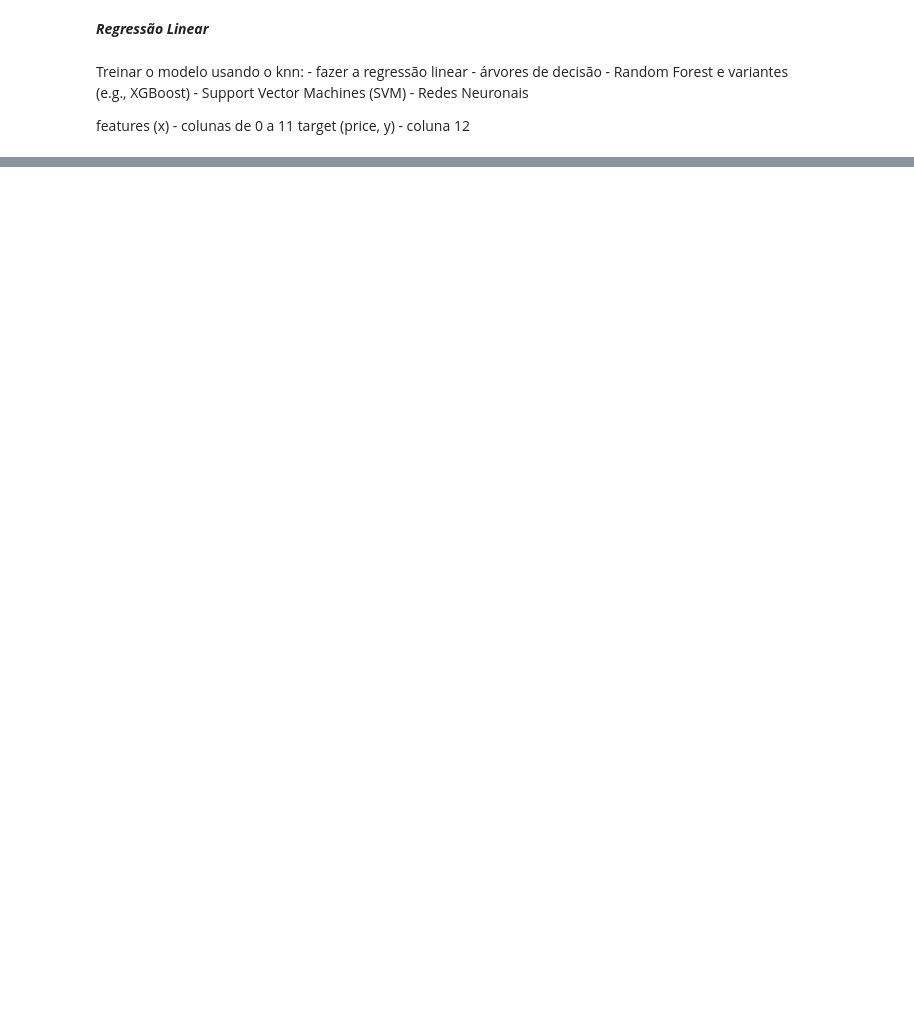
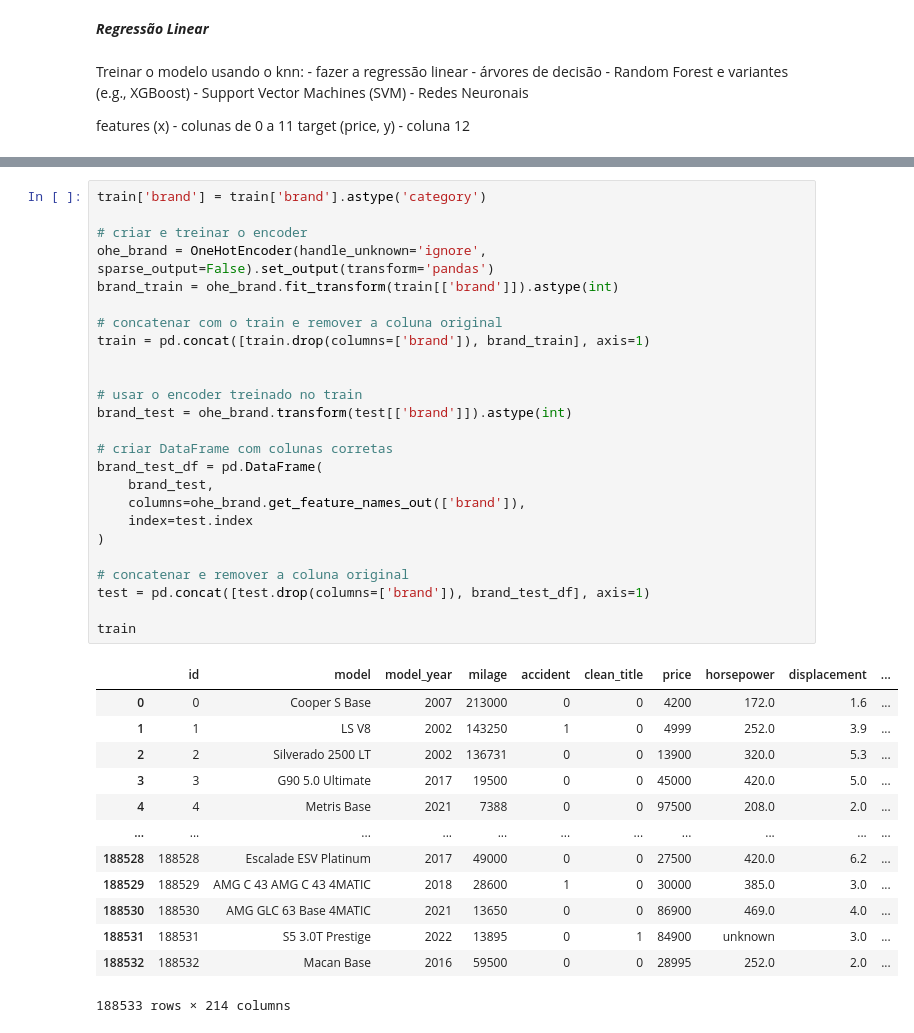
Before and after one commit to ThaylaalyahT/AA_TP1, a Jupyter notebook: car_price_prediction_test.ipynb, the cells around one changed output, grey strips where cells are left out. Drawn from its saved outputs; the diff is of its cells as text; blank space fills up the shorter version.

```diff
--- a/car_price_prediction_test.ipynb
+++ b/car_price_prediction_test.ipynb
@@ -202,0 +221,39 @@ plt.show()
+# %%
+train['brand'] = train['brand'].astype('category')
+
+# criar e treinar o encoder
+ohe_brand = OneHotEncoder(handle_unknown='ignore', sparse_output=False).set_output(transform='pandas')
+brand_train = ohe_brand.fit_transform(train[['brand']]).astype(int)
+
+# concatenar com o train e remover a coluna original
+train = pd.concat([train.drop(columns=['brand']), brand_train], axis=1)
+
+
+# usar o encoder treinado no train
+brand_test = ohe_brand.transform(test[['brand']]).astype(int)
+
+# criar DataFrame com colunas corretas
+brand_test_df = pd.DataFrame(
+    brand_test,
+    columns=ohe_brand.get_feature_names_out(['brand']),
+    index=test.index
+)
+
+# concatenar e remover a coluna original
+test = pd.concat([test.drop(columns=['brand']), brand_test_df], axis=1)
+
+train
+# %% [output]
+|  | id | model | model_year | milage | accident | clean_title | price | horsepower | displacement | ... |
+| 0 | 0 | Cooper S Base | 2007 | 213000 | 0 | 0 | 4200 | 172.0 | 1.6 | ... |
+| 1 | 1 | LS V8 | 2002 | 143250 | 1 | 0 | 4999 | 252.0 | 3.9 | ... |
+| 2 | 2 | Silverado 2500 LT | 2002 | 136731 | 0 | 0 | 13900 | 320.0 | 5.3 | ... |
+| 3 | 3 | G90 5.0 Ultimate | 2017 | 19500 | 0 | 0 | 45000 | 420.0 | 5.0 | ... |
+| 4 | 4 | Metris Base | 2021 | 7388 | 0 | 0 | 97500 | 208.0 | 2.0 | ... |
+| ... | ... | ... | ... | ... | ... | ... | ... | ... | ... | ... |
+| 188528 | 188528 | Escalade ESV Platinum | 2017 | 49000 | 0 | 0 | 27500 | 420.0 | 6.2 | ... |
+| 188529 | 188529 | AMG C 43 AMG C 43 4MATIC | 2018 | 28600 | 1 | 0 | 30000 | 385.0 | 3.0 | ... |
+| 188530 | 188530 | AMG GLC 63 Base 4MATIC | 2021 | 13650 | 0 | 0 | 86900 | 469.0 | 4.0 | ... |
+| 188531 | 188531 | S5 3.0T Prestige | 2022 | 13895 | 0 | 1 | 84900 | unknown | 3.0 | ... |
+| 188532 | 188532 | Macan Base | 2016 | 59500 | 0 | 0 | 28995 | 252.0 | 2.0 | ... |
+188533 rows × 214 columns
```
Also changed, not shown: parts of 16 cells of this notebook, 2 other files.
